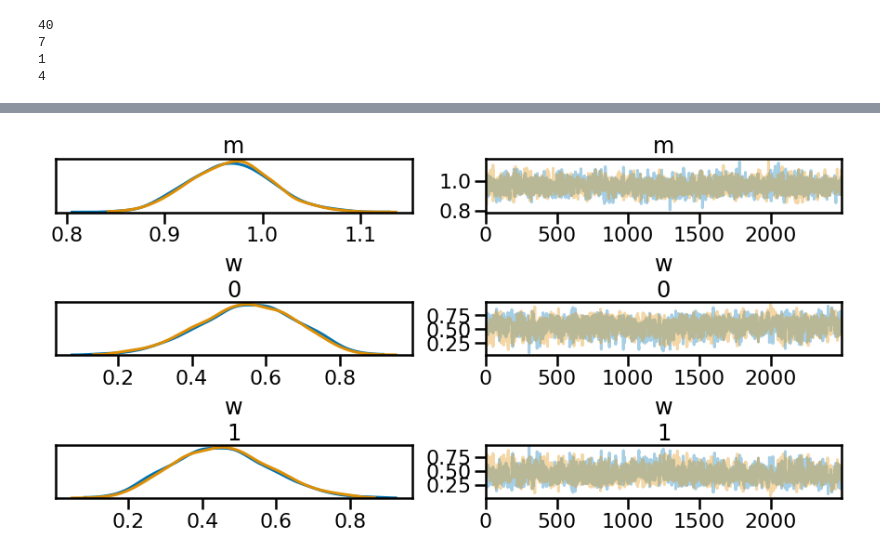
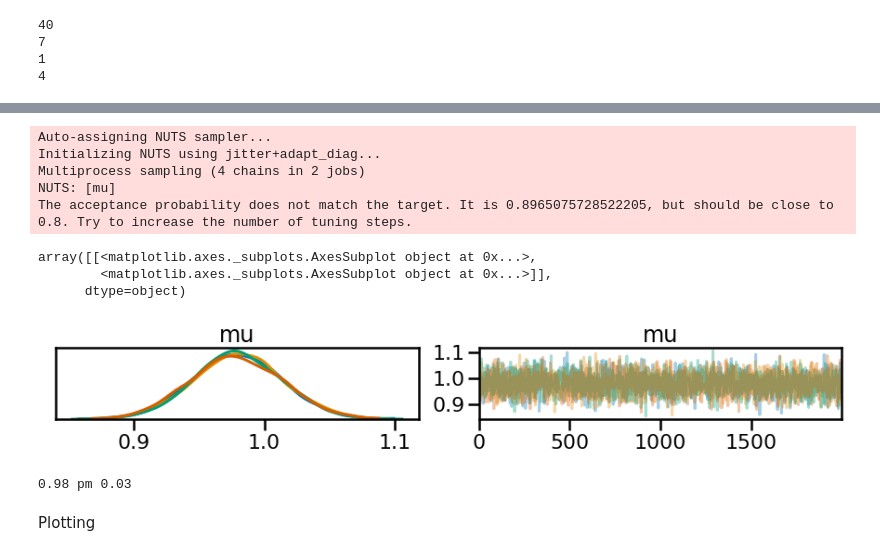
Before and after one commit to ojhall94/malatium, a Jupyter notebook: paper/surface_comparison.ipynb, the cells around one changed output, grey strips where cells are left out. Cells and saved outputs as stored; diff of their text form; code cells hidden in the pictures.

```diff
--- a/paper/surface_comparison.ipynb
+++ b/paper/surface_comparison.ipynb
@@ -206,8 +275,18 @@ for idx in lit.index:
         ati.loc[idx, 'litP'] = l.NP
         ati.loc[idx, 'e_litP'] = l.e_NP
         ati.loc[idx, 'litsource'] = 'N+15'
+# %%
+s = (ati.litP < 1.8*ati.P) & (ati.litP > 0.2 * ati.P)
 # %%
-x = ati.P.values
-xerr = np.array([max(u, l) for u, l in list(zip(ati.u_P, ati.l_P))])
-y = ati.litP.values
-yerr = ati.e_litP.values
+x = ati.P.values[s]
+xerr = np.array([max(u, l) for u, l in list(zip(ati.u_P, ati.l_P))])[s]
+y = ati.litP.values[s]
+yerr = ati.e_litP.values[s]
+
+def e(a, siga, b, sigb):
+    #return sigma for a/b
+    rhs = (siga / b)**2 + ((a*sigb)/b**2)**2
+    return np.sqrt(rhs)
+
+z = x/y
+zerr = e(x, xerr, y, yerr)
@@ -221,15 +292,0 @@ y = y[np.isfinite(y)]
-# %%
-import pymc3 as pm
-model = pm.Model()
-
-with model:
-    m = pm.Uniform('m', 0.1, 2., testval=1.)
-    s = pm.HalfCauchy('s', beta=5)
-    xlat = pm.Normal('x', x, xerr, shape=len(x), testval=x)
-
-    w = pm.Dirichlet('w', np.ones(2))
-    yout = pm.Normal.dist(mu = m * xlat, sigma = yerr+s, shape=len(y))
-    yin = pm.Normal.dist(mu = m * xlat, sigma = yerr, shape=len(y))
-
-    ll = pm.Mixture('ll', w = w, comp_dists = [yin, yout], observed = y)
-    trace = pm.sample(2500, chains=2, target_accept=.99)
@@ -242,4 +302,26 @@ The estimated number of effective samples is smaller than 200 for some parameter
+# %%
+import pymc3 as pm
+with pm.Model() as model:
+    mu = pm.Normal('mu', 1., 0.5, testval=1.)
+    ll = pm.Normal('ll', mu=mu, sigma=zerr[:20], observed=z[:20])
+
+    trace = pm.sample(chains=4, draws=2000)
+# %% [output]
+Auto-assigning NUTS sampler...
+Initializing NUTS using jitter+adapt_diag...
+Multiprocess sampling (4 chains in 2 jobs)
+NUTS: [mu]
+The acceptance probability does not match the target. It is 0.8965075728522205, but should be close to 0.8. Try to increase the number of tuning steps.
 # %%
-pm.traceplot(trace, var_names=['m', 'w']);
+pm.traceplot(trace)
 # %% [output]
+array([[<matplotlib.axes._subplots.AxesSubplot object at 0x...>,
+        <matplotlib.axes._subplots.AxesSubplot object at 0x...>]],
+      dtype=object)
-[figure, old version]
+[figure, new version]
+# %%
+print(f"{np.median(trace['mu']):.2f} pm {np.std(trace['mu']):.2f}")
+# %% [output]
+0.98 pm 0.03
+# %% [markdown]
+Plotting
```
Also changed, not shown: parts of 31 cells of this notebook, 2 other files.
